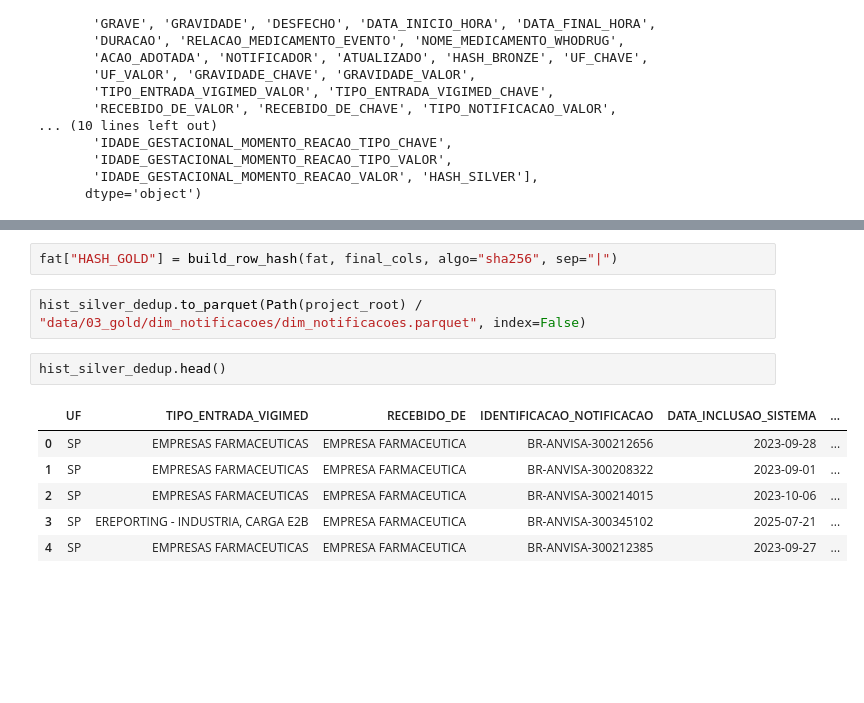
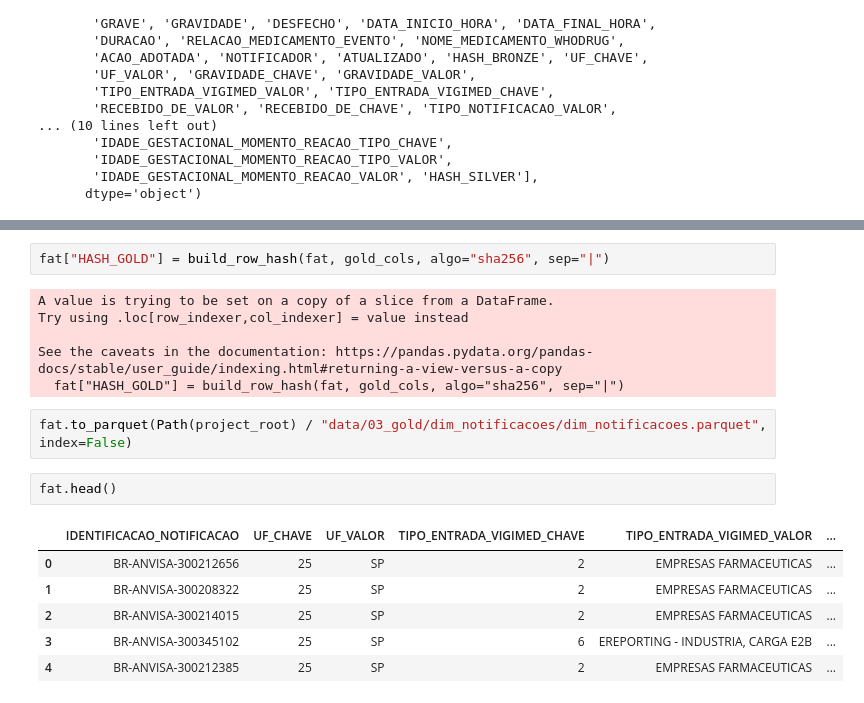
Before and after one commit to mlab-inf-ufrgs/vigimed, a Jupyter notebook: src/notificacoes/elt_dim_notificacoes.ipynb, the cells around one changed output, grey strips where cells are left out. Saved outputs shown, nothing was run; the diff lists cells and outputs as text; blank space fills up the shorter version.

Commit message:
Finalizar notificacoes

```diff
--- a/src/notificacoes/elt_dim_notificacoes.ipynb
+++ b/src/notificacoes/elt_dim_notificacoes.ipynb
@@ -900,13 +888,19 @@ fat = fat[final_cols]
 # %%
-fat["HASH_GOLD"] = build_row_hash(fat, final_cols, algo="sha256", sep="|")
+fat["HASH_GOLD"] = build_row_hash(fat, gold_cols, algo="sha256", sep="|")
+# %% [output]
+A value is trying to be set on a copy of a slice from a DataFrame.
+Try using .loc[row_indexer,col_indexer] = value instead
+
+See the caveats in the documentation: https://pandas.pydata.org/pandas-docs/stable/user_guide/indexing.html#returning-a-view-versus-a-copy
+  fat["HASH_GOLD"] = build_row_hash(fat, gold_cols, algo="sha256", sep="|")
 # %%
-hist_silver_dedup.to_parquet(Path(project_root) / "data/03_gold/dim_notificacoes/dim_notificacoes.parquet", index=False)
+fat.to_parquet(Path(project_root) / "data/03_gold/dim_notificacoes/dim_notificacoes.parquet", index=False)
 # %%
-hist_silver_dedup.head()
+fat.head()
 # %% [output]
-|  | UF | TIPO_ENTRADA_VIGIMED | RECEBIDO_DE | IDENTIFICACAO_NOTIFICACAO | DATA_INCLUSAO_SISTEMA | ... |
-| 0 | SP | EMPRESAS FARMACEUTICAS | EMPRESA FARMACEUTICA | BR-ANVISA-300212656 | 2023-09-28 | ... |
-| 1 | SP | EMPRESAS FARMACEUTICAS | EMPRESA FARMACEUTICA | BR-ANVISA-300208322 | 2023-09-01 | ... |
-| 2 | SP | EMPRESAS FARMACEUTICAS | EMPRESA FARMACEUTICA | BR-ANVISA-300214015 | 2023-10-06 | ... |
-| 3 | SP | EREPORTING - INDUSTRIA, CARGA E2B | EMPRESA FARMACEUTICA | BR-ANVISA-300345102 | 2025-07-21 | ... |
-| 4 | SP | EMPRESAS FARMACEUTICAS | EMPRESA FARMACEUTICA | BR-ANVISA-300212385 | 2023-09-27 | ... |
+|  | IDENTIFICACAO_NOTIFICACAO | UF_CHAVE | UF_VALOR | TIPO_ENTRADA_VIGIMED_CHAVE | TIPO_ENTRADA_VIGIMED_VALOR | ... |
+| 0 | BR-ANVISA-300212656 | 25 | SP | 2 | EMPRESAS FARMACEUTICAS | ... |
+| 1 | BR-ANVISA-300208322 | 25 | SP | 2 | EMPRESAS FARMACEUTICAS | ... |
+| 2 | BR-ANVISA-300214015 | 25 | SP | 2 | EMPRESAS FARMACEUTICAS | ... |
+| 3 | BR-ANVISA-300345102 | 25 | SP | 6 | EREPORTING - INDUSTRIA, CARGA E2B | ... |
+| 4 | BR-ANVISA-300212385 | 25 | SP | 2 | EMPRESAS FARMACEUTICAS | ... |
```
Also changed, not shown: parts of 1 cell of this notebook, 5 other files.
